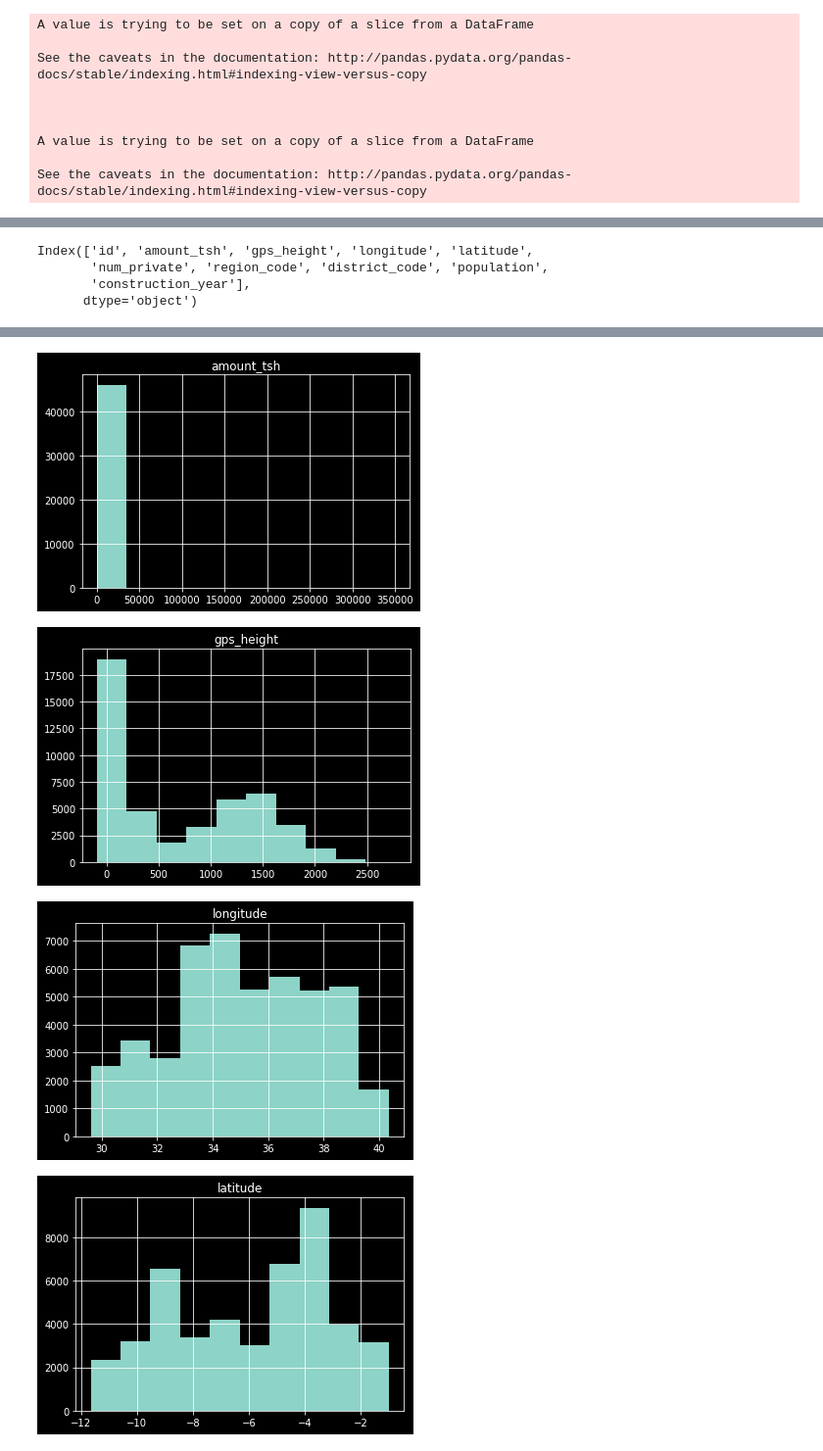
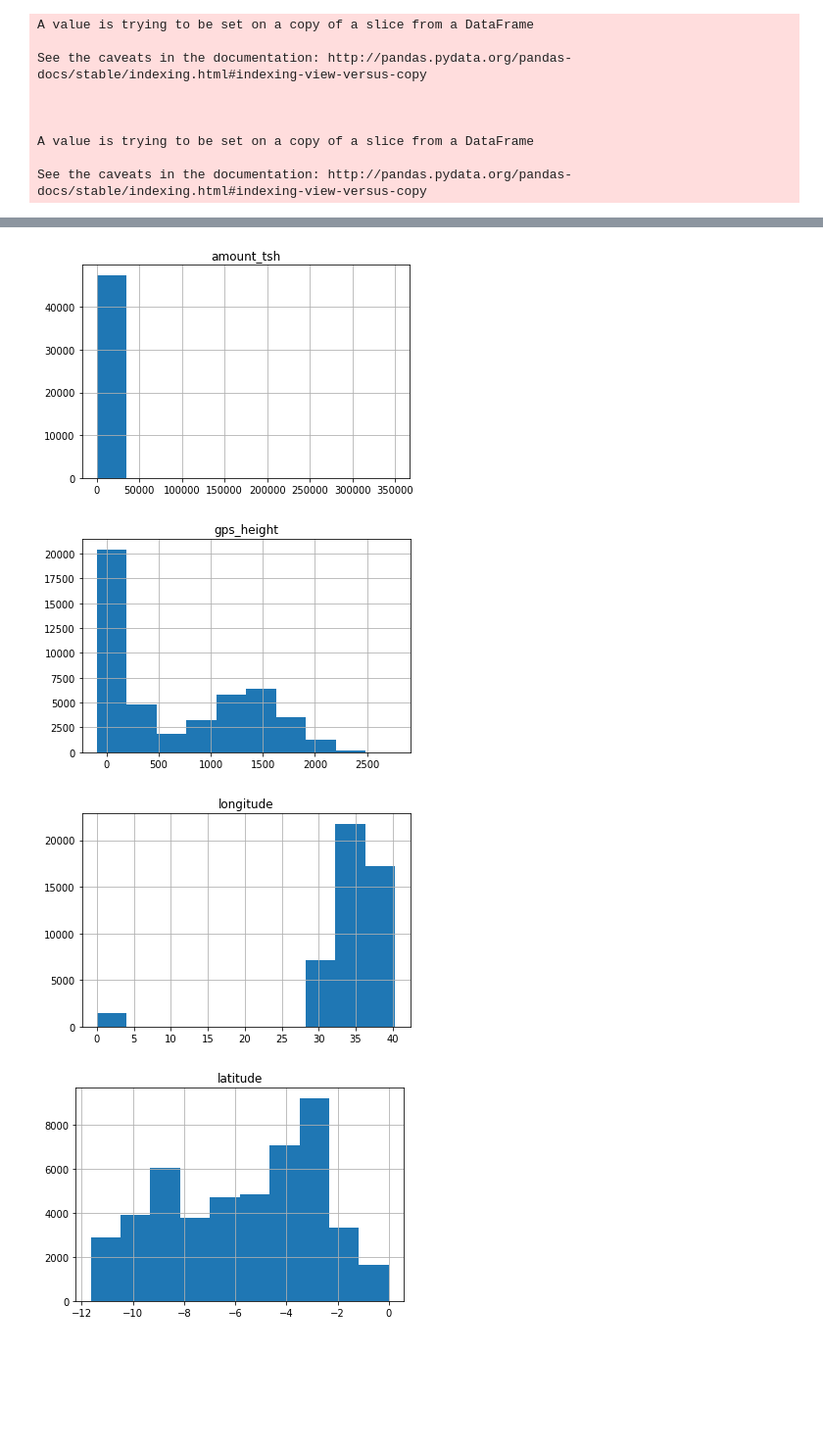
Before and after one commit to adamlutzz/DS-Unit-2-Kaggle-Challenge, a Jupyter notebook: module1/assignment_kaggle_challenge_1.ipynb, the cells around one changed output, grey strips where cells are left out. Shown at 98% size. Drawn from its saved outputs; the diff is of its cells as text; code cells hidden in the pictures; blank space fills up the shorter version.

```diff
--- a/module1/assignment_kaggle_challenge_1.ipynb
+++ b/module1/assignment_kaggle_challenge_1.ipynb
@@ -143,9 +180,7 @@ X_train.shape, y_train.shape
 # %%
-# create X/y_train/val
-X_train, X_val, y_train, y_val = train_test_split(
-    X_train, y_train, train_size = 0.80, test_size = 0.20,
-    stratify = y_train, random_state=42
-)
+# Split train into train & val
+train, val = train_test_split(train, train_size=0.80, test_size=0.20,
+                              stratify=train['status_group'], random_state=11)
 
-X_train.shape, X_val.shape, y_train.shape, y_val.shape
+train.shape, val.shape, test.shape
 # %% [output]
@@ -179,3 +199,11 @@ train.head()
 | 56246 | 47821 | 0.0 | 2011-03-29 | Go | 1160 | Go | 36.915392 | -6.008078 | Mnafu | ... |
 | 612 | 38775 | 0.0 | 2012-10-16 | Oxfam | 0 | SIMBA CO | 33.522067 | -3.878338 | Nkindodidi | ... |
 | 14539 | 58653 | 0.0 | 2013-01-25 | NaN | 1672 | NaN | 34.901169 | -4.890076 | Coloneri Muna | ... |
+# %%
+# create feature with just year of inspection
+train['date_year'] = pd.to_datetime(train['date_recorded']).dt.year
+
+# engineer feature for how many years between construction and inspection
+# there are many zeros in construction year so lets look at what can be done to fix this
+# the best route is likely to be replacing 0's with NAN
+train['years_since_inspection'] = train['date_year'] - train['construction_year']
@@ -259,17 +304,13 @@ dtype: int64
-# %%
-X_train_numeric.columns
-# %% [output]
-Index(['id', 'amount_tsh', 'gps_height', 'longitude', 'latitude',
-       'num_private', 'region_code', 'district_code', 'population',
-       'construction_year'],
-      dtype='object')
 # %%
 %matplotlib inline
+
 import matplotlib.pyplot as plt
-plt.style.use('dark_background')
 
-for i in X_train_numeric.columns:
-  X_train_numeric[i].hist()
+# separate numeric columns
+train_numeric = train.select_dtypes(include='number')
+
+for i in train_numeric.columns:
+  train_numeric[i].hist()
   plt.title(i)
   plt.show()
 # %% [output]
@@ -277,4 +318,4 @@ for i in X_train_numeric.columns:
-[figure, old version]
+[figure, new version]
-[figure, old version]
+[figure, new version]
-[figure, old version]
+[figure, new version]
-[figure, old version]
+[figure, new version]
```
Also changed, not shown: parts of 14 cells of this notebook.
